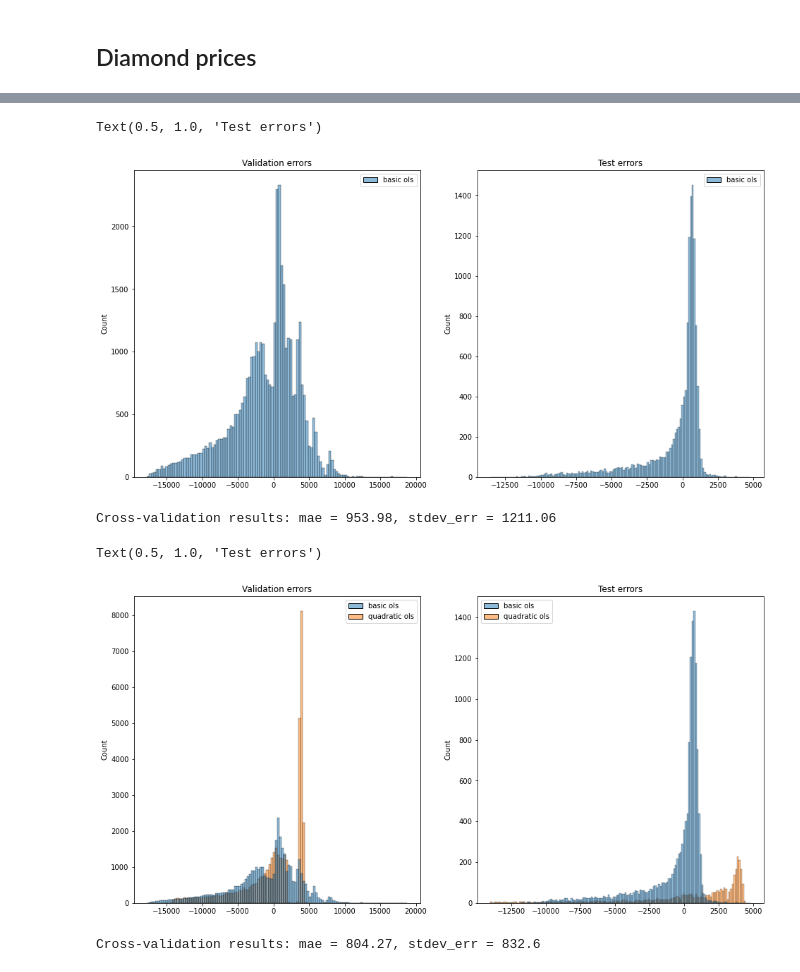
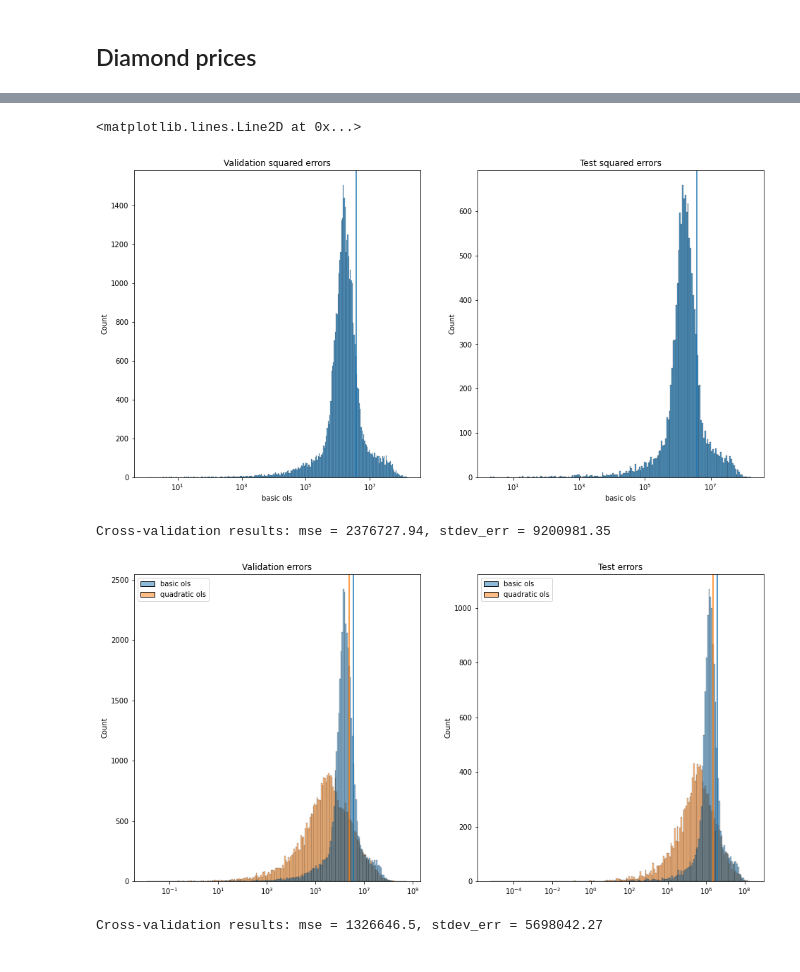
Before and after one commit to MatthewAckman/diamond_prices, a Jupyter notebook: fi_sandbox.ipynb, the cells around one changed output, grey strips where cells are left out. Drawn from its saved outputs; the diff is of its cells as text; code cells hidden in the pictures.

Commit message:
moved functions back to notebook fixed missing errors

```diff
--- a/fi_sandbox.ipynb
+++ b/fi_sandbox.ipynb
@@ -2,14 +2,13 @@
 ## Diamond prices
 # %%
 import pandas as pd
-import numpy as np
 import seaborn as sns
 import matplotlib.pyplot as plt
 from module import *  # in-house module
 
 from sklearn.preprocessing import PolynomialFeatures
-from sklearn.model_selection import KFold, train_test_split
-from sklearn.linear_model import LinearRegression
+from sklearn.preprocessing import StandardScaler
+from sklearn.linear_model import LinearRegression, Lasso
 from sklearn.ensemble import RandomForestRegressor
 from sklearn.pipeline import Pipeline
 
@@ -21,3 +20,26 @@ df = sns.load_dataset('diamonds')
 df = df[['price','carat','color','cut','clarity']]
 cv_errors = pd.DataFrame()  # used to store errors for plotting
 tt_errors = pd.DataFrame()  # ^^
+
+
+def get_errors(data, model, exog, endog, kfold=None):
+    if not kfold:
+        kfold = KFold(n_splits=5, shuffle=True, random_state=1996)
+
+    cv_errors = pd.DataFrame()
+    tt_errors = pd.DataFrame()
+
+    data, test_data = tt_tr_split(data)
+
+    # yield cv errors
+    for tr, tt in kfold.split(data):
+        xtr, ytr = data.iloc[tr][exog], data.iloc[tr][endog]
+        xtt, ytt = data.iloc[tt][exog], data.iloc[tt][endog]
+        model.fit(xtr, ytr)
+
+        cv_errors = cv_errors.append((model.predict(xtt) - ytt)**2, ignore_index=True)
+
+    # yield test errors
+    tt_errors = tt_errors.append((model.predict(test_data[exog]) - test_data[endog])**2, ignore_index=True)
+
+    return cv_errors, tt_errors
@@ -39,35 +59,43 @@ Cross-validation results: mae = 1540.23, stdev_err = 1163.73
 # %%
 fig, ax = plt.subplots(1,2, figsize=(16,8))
 
 cv_errors['basic ols'], tt_errors['basic ols'] = get_errors(df, pipe, X, y)
-sns.histplot(cv_errors, log_scale=False, ax=ax[0]).set_title('Validation errors')
-sns.histplot(tt_errors, log_scale=False, ax=ax[1]).set_title('Test errors')
+sns.histplot(cv_errors['basic ols'], log_scale=True, ax=ax[0]).set_title('Validation squared errors')
+ax[0].axvline(x=cv_errors['basic ols'].mean(), c='C0')
+sns.histplot(tt_errors['basic ols'], log_scale=True, ax=ax[1]).set_title('Test squared errors')
+ax[1].axvline(x=tt_errors['basic ols'].mean(), c='C0')
 # %% [output]
-Text(0.5, 1.0, 'Test errors')
+<matplotlib.lines.Line2D at 0x...>
-[figure, old version]
+[figure, new version]
 # %%
 ## Allow prices to be quadratic in carats: price ~ b0 + b1*carat * b2*carat^2 + e
 
+df['carat^2'] = df.carat**2
+
 y = ['price']
-X = ['carat']
+X = ['carat','carat^2']
 
 pipe = Pipeline([
-    ('pol', PolynomialFeatures(2)),
-    ('ols', LinearRegression(fit_intercept=False))
+    ('ols', LinearRegression(fit_intercept=True))
 ])
 
 cross_validate(data=df, endog=y, exog=X, model=pipe)
 # %% [output]
-Cross-validation results: mae = 953.98, stdev_err = 1211.06
+Cross-validation results: mse = 2376727.94, stdev_err = 9200981.35
 # %%
 fig, ax = plt.subplots(1,2, figsize=(16,8))
 
 cv_errors['quadratic ols'], tt_errors['quadratic ols'] = get_errors(df, pipe, X, y)
-sns.histplot(cv_errors, log_scale=False, ax=ax[0]).set_title('Validation errors')
-sns.histplot(tt_errors, log_scale=False, ax=ax[1]).set_title('Test errors')
+sns.histplot(cv_errors, log_scale=True, ax=ax[0]).set_title('Validation errors')
+sns.histplot(tt_errors, log_scale=True, ax=ax[1]).set_title('Test errors')
+
+for pos, col in enumerate(cv_errors.columns):
+    ax[0].axvline(x=cv_errors[col].mean(), c=f'C{pos}')
+
+for pos, col in enumerate(tt_errors.columns):
+    ax[1].axvline(x=tt_errors[col].mean(), c=f'C{pos}')
 # %% [output]
-Text(0.5, 1.0, 'Test errors')
-[figure, old version]
+[figure, new version]
 # %%
 ## Regression with dummies for categories: price ~ b0 + b1*carat + b2*carat^2 + b3*VVS1 + ... + e
 
@@ -77,16 +105,15 @@ df_dummies = df.drop(['cut','color','clarity'], axis='columns')\
     .join(pd.get_dummies(df.clarity, drop_first=True))
 
 y = ['price']
-X = [col for col in df_dummies.columns if col != 'price']
+X = [col for col in df_dummies.columns if col != y[0]]
 
 pipe = Pipeline([
-    ('pol', PolynomialFeatures(1)),
-    ('ols', LinearRegression(fit_intercept=False))
+    ('ols', LinearRegression(fit_intercept=True))
 ])
 
 cross_validate(data=df_dummies, endog=y, exog=X, model=pipe)
 # %% [output]
-Cross-validation results: mae = 804.27, stdev_err = 832.6
+Cross-validation results: mse = 1326646.5, stdev_err = 5698042.27
 # %%
 fig, ax = plt.subplots(1,2, figsize=(16,8))
 
```
Also changed, not shown: parts of 8 cells of this notebook, 1 other file.
